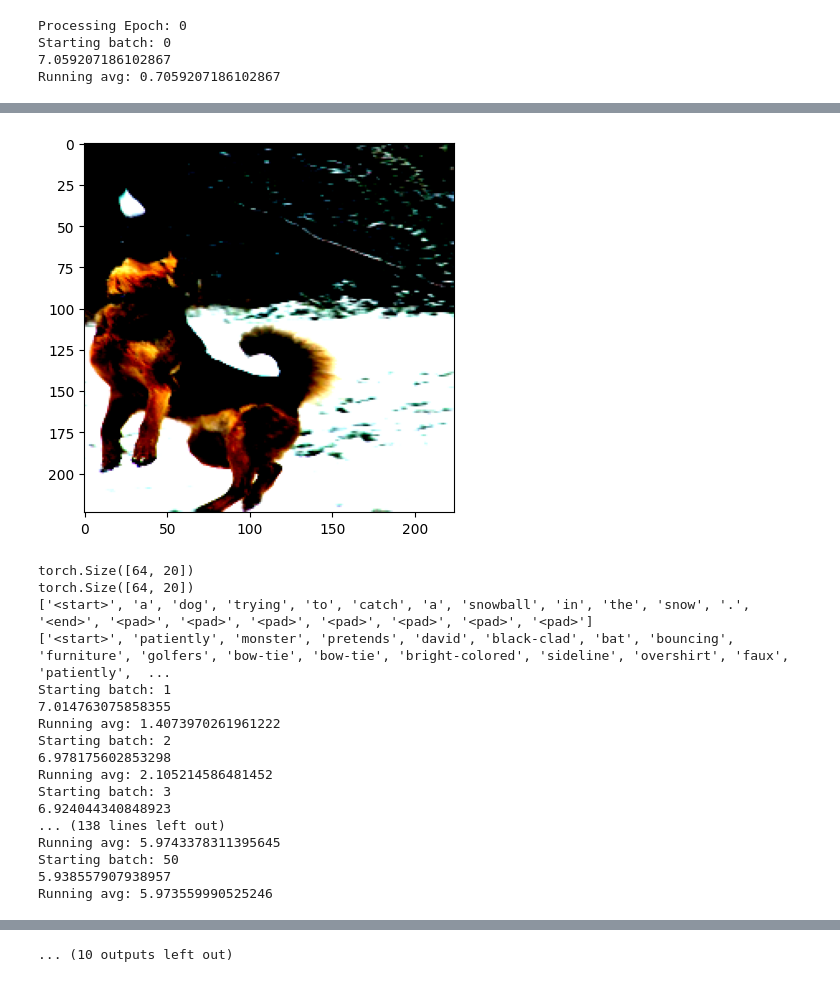
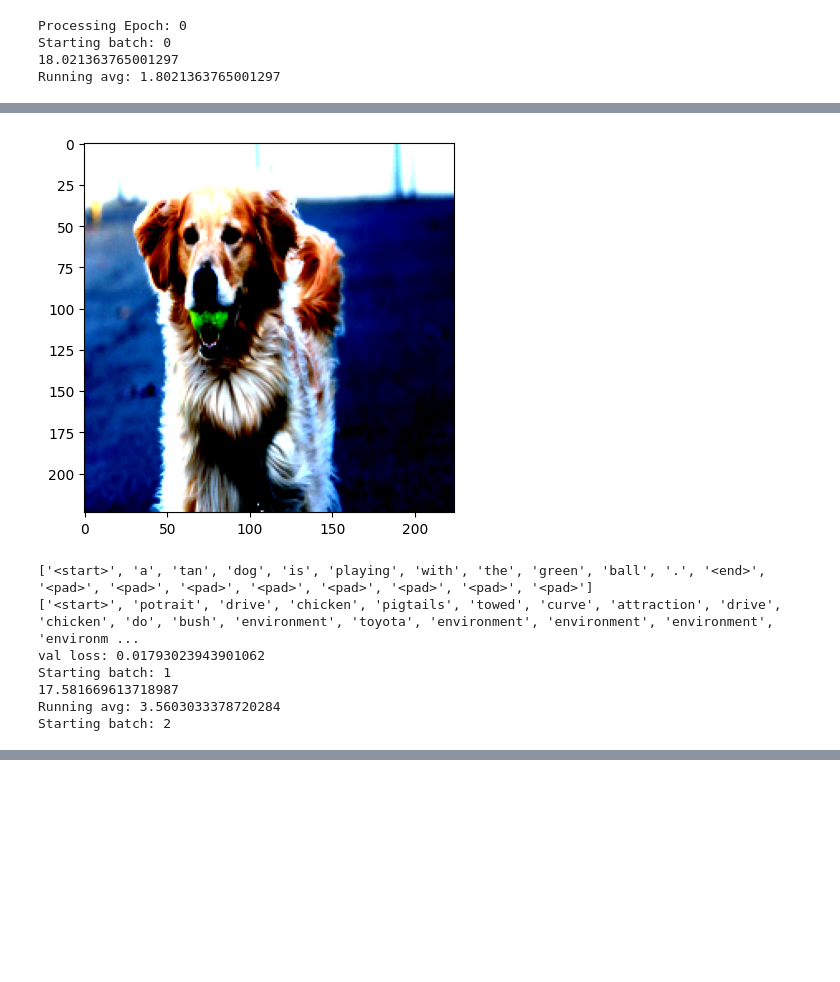
Before and after one commit to EkteMedium/Lab0_D7047E, a Jupyter notebook: Lab3/Image_captioning1.4.ipynb, the cells around one changed output, grey strips where cells are left out. Drawn from its saved outputs; the diff is of its cells as text; code cells hidden in the pictures; blank space fills up the shorter version.

```diff
--- a/Lab3/Image_captioning1.4.ipynb
+++ b/Lab3/Image_captioning1.4.ipynb
@@ -101,7 +97,7 @@ preprocess = transforms.Compose([
     transforms.Normalize(mean=[0.485, 0.456, 0.406], std=[0.229, 0.224, 0.225]),
 ])
 # %%
-ds = CaptionDataset("/content/data",20,35000,transform=preprocess)
+ds = CaptionDataset("archive",20,5000,transform=preprocess)
 #ds,awd = torch.utils.data.random_split(ds, [int(len(ds)*0.1),len(ds)-int(len(ds)*0.1)])
 #vocab_builder = DataLoader(ds,batch_size=1)
 #vocab_it = iter(vocab_builder)
@@ -109,6 +105,12 @@ ds = CaptionDataset("/content/data",20,35000,transform=preprocess)
 #tokenizer = torchtext.data.utils.get_tokenizer('basic_english')
 #vocab = torchtext.vocab.build_vocab_from_iterator(
 #    tokenizer(caption[1][0]) for caption in vocab_it
-#)
-dl = DataLoader(ds,batch_size=64,shuffle=True)
+#)train_size = int(0.8 * len(full_dataset))
+train_size = int(len(ds)*0.8)
+val_size = int(len(ds)*0.1)
+test_size = len(ds)-train_size-val_size
+train_dataset, val_dataset, test_dataset = torch.utils.data.random_split(ds, [train_size, val_size , test_size])
+dl_train = DataLoader(ds,batch_size=64,shuffle=True)
+dl_val = DataLoader(ds,batch_size=8,shuffle=True)
+dl_test = DataLoader(ds,batch_size=1,shuffle=True)
 # %% [output]
@@ -132,2 +123,0 @@ dl = DataLoader(ds,batch_size=64,shuffle=True)
-# %%
-it = iter(dl)
@@ -267,14 +236,15 @@ class Decoder(nn.Module):
 
         self.positional_emb = nn.Embedding(encoded_dim, embedding_dim)
 
-    def forward(self, start_word, h0, label):
+    def forward(self, start_word, h0, label=None):
         word = self.embeddings(start_word)
         hx = h0
         cx = h0
         outputs = torch.clone(one_hot(start_word,self.vocab_size))
         word = torch.squeeze(word,1)
         while outputs.size(1)<self.output_length:
-            word = self.embeddings(label[outputs.size(1)])
+            if label!=None:
+                word = self.embeddings(label[:,outputs.size(1)])
             word = self.drop(word + h0)
             hx, cx = self.lstm(word, (hx, cx))
             word = self.linear(self.drop(hx))
@@ -300,11 +270,12 @@ class Decoder(nn.Module):
 #print(loss)
 #loss.backward()
 # %%
-def train(encoder, decoder, optimizer, criterion, loader, epochs, start_token_idx):
+def train(encoder, decoder, optimizer, criterion, test_loader, val_loader, epochs, start_token_idx):
     summ = [0,0,0,0,0,0,0,0,0,0,0,0]
+    it = iter(val_loader)
     for epoch in range(epochs):
         print("Processing Epoch:",epoch)
-        for batch_nr, (image, label) in enumerate(loader):
+        for batch_nr, (image, label) in enumerate(test_loader):
             print("Starting batch:", batch_nr)
             image = image.to(device)
             label = label.to(device)
@@ -332,18 +303,20 @@ def train(encoder, decoder, optimizer, criterion, loader, epochs, start_token_id
               try:
                 img, label = next(it)
               except:
-                it = iter(loader)
+                it = iter(val_loader)
                 img, label = next(it)
 
               plt.imshow(img[0].permute(1, 2, 0))
               plt.show()
               img = encoder(img.to(device))
               start_tokens = (torch.unsqueeze(torch.ones(label.size(0)),1)*ds.special_indices[0]).to(torch.int64).to(device)
-              pred = torch.argmax(decoder(start_tokens, img),dim=2)
-              print(pred.shape)
-              print(label.shape)
+              pred = decoder(start_tokens, img)
+              c = torch.argmax(pred,dim=2)
               print(ds.vocab.lookup_tokens(label[0].tolist()))
-              print(ds.vocab.lookup_tokens(pred[0].tolist()))
+              print(ds.vocab.lookup_tokens(c[0].tolist()))
+              label = one_hot(label).to(torch.float)
+              loss = criterion(pred,label)
+              print("val loss:",loss.item())
 # %%
 LEARNING_RATE = 0.0001
 EPOCHS = 100
@@ -354,9 +327,9 @@ decoder = Decoder(1000,1000,len(ds.vocab),20).to(device)
 criterion = torch.nn.CrossEntropyLoss().to(device)
 optimizer = optim.Adam(list(encoder.parameters()) + list(decoder.parameters()), lr=LEARNING_RATE)
 
-train(encoder,decoder,optimizer,criterion,dl,EPOCHS,ds.special_indices[0])
+train(encoder,decoder,optimizer,criterion,dl_train,dl_val,EPOCHS,ds.special_indices[0])
 # %% [output]
 Processing Epoch: 0
 Starting batch: 0
-7.059207186102867
-Running avg: 0.7059207186102867
+18.021363765001297
+Running avg: 1.8021363765001297
@@ -364,18 +337,8 @@ WARNING:matplotlib.image:Clipping input data to the valid range for imshow with
-[figure, old version]
+[figure, new version]
-torch.Size([64, 20])
-torch.Size([64, 20])
-['<start>', 'a', 'dog', 'trying', 'to', 'catch', 'a', 'snowball', 'in', 'the', 'snow', '.', '<end>', '<pad>', '<pad>', '<pad>', '<pad>', '<pad>', '<pad>', '<pad>']
-['<start>', 'patiently', 'monster', 'pretends', 'david', 'black-clad', 'bat', 'bouncing', 'furniture', 'golfers', 'bow-tie', 'bow-tie', 'bright-colored', 'sideline', 'overshirt', 'faux', 'patiently',  ...
+['<start>', 'a', 'tan', 'dog', 'is', 'playing', 'with', 'the', 'green', 'ball', '.', '<end>', '<pad>', '<pad>', '<pad>', '<pad>', '<pad>', '<pad>', '<pad>', '<pad>']
+['<start>', 'potrait', 'drive', 'chicken', 'pigtails', 'towed', 'curve', 'attraction', 'drive', 'chicken', 'do', 'bush', 'environment', 'toyota', 'environment', 'environment', 'environment', 'environm ...
+val loss: 0.01793023943901062
 Starting batch: 1
-7.014763075858355
-Running avg: 1.4073970261961222
+17.581669613718987
+Running avg: 3.5603033378720284
 Starting batch: 2
-6.978175602853298
-Running avg: 2.105214586481452
-Starting batch: 3
-6.924044340848923
-... (138 lines left out)
-Running avg: 5.9743378311395645
-Starting batch: 50
-5.938557907938957
-Running avg: 5.973559990525246
@@ -422 +345,0 @@ WARNING:matplotlib.image:Clipping input data to the valid range for imshow with
-... (10 outputs left out)
```
Also changed, not shown: parts of 10 cells of this notebook.
